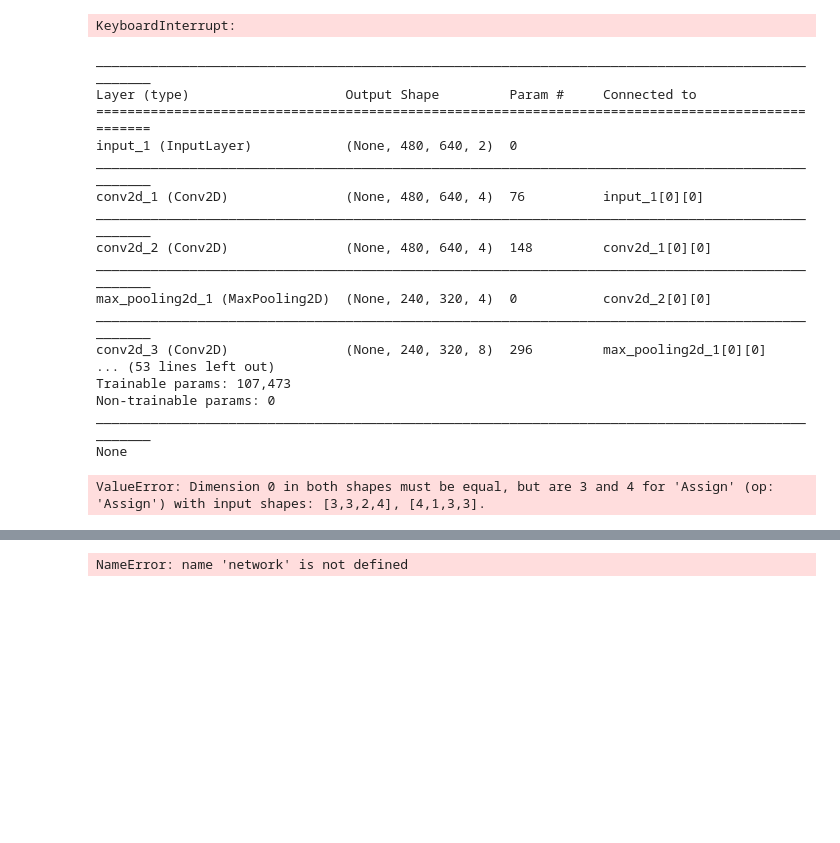
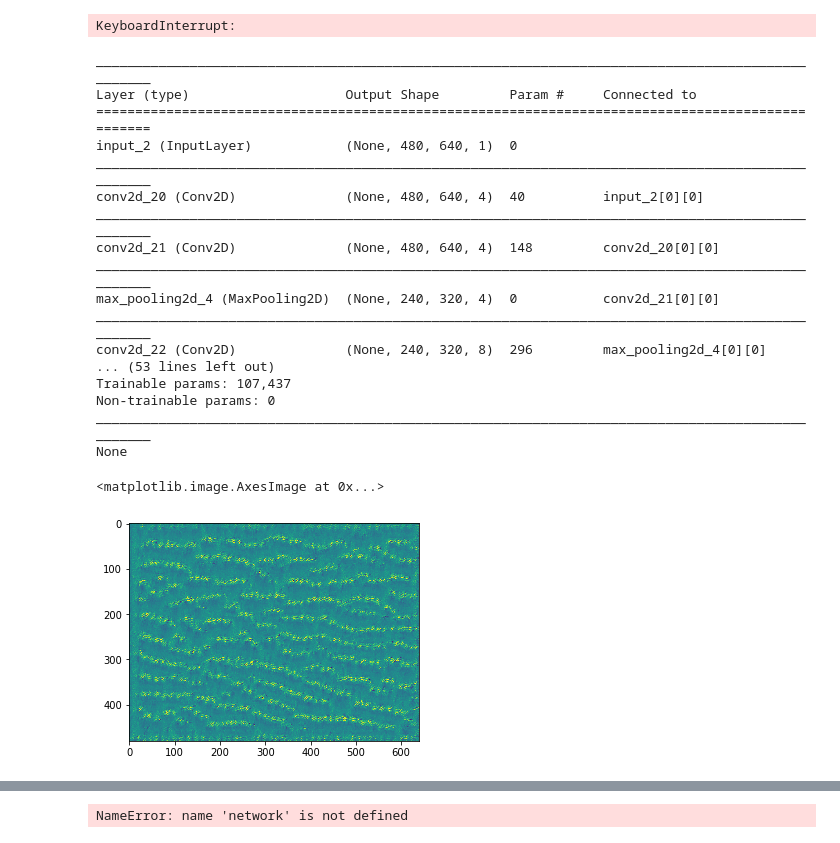
Before and after one commit to gizatt/DepthSim, a Jupyter notebook: python/notebooks/pixel-wise-cnnRes.ipynb, the cells around one changed output, grey strips where cells are left out. Drawn from its saved outputs; the diff is of its cells as text; code cells hidden in the pictures; blank space fills up the shorter version.

Commit message:
fixed referencing errors and added more cross val logic

```diff
--- a/python/notebooks/pixel-wise-cnnRes.ipynb
+++ b/python/notebooks/pixel-wise-cnnRes.ipynb
@@ -801,7 +814,7 @@ Epoch 00749: loss did not improve
 Epoch 750/10000
 KeyboardInterrupt:
 # %%
-inputs = Input((480,640,2))
+inputs = Input((480,640,1))
 #crop = Cropping2D(cropping=((0, 0), (0, 0)), data_format=None)
 conv1 = Conv2D(4, 3, activation = 'relu', padding = 'same', kernel_initializer = 'he_normal',data_format='channels_last')(inputs)
 conv1 = Conv2D(4, 3, activation = 'relu', padding = 'same', kernel_initializer = 'he_normal',data_format='channels_last')(conv1)
@@ -817,7 +830,7 @@ pool3 = MaxPooling2D(pool_size=(2, 2),data_format='channels_last')(conv3)
 
 conv5 = Conv2D(64, 3, activation = 'relu', padding = 'same', kernel_initializer = 'he_normal',data_format='channels_last')(pool3)
 conv5 = Conv2D(64, 3, activation = 'relu', padding = 'same', kernel_initializer = 'he_normal',data_format='channels_last')(conv5)
-drop5 = Dropout(0.5)(conv5)
+#drop5 = Dropout(0.5)(conv5)
 
 up7 = Conv2D(32, 2, activation = 'relu', padding = 'same', kernel_initializer = 'he_normal',data_format='channels_last')(UpSampling2D(size = (2,2),data_format='channels_last')(conv5))
 merge7 = merge([conv3,up7], mode = 'concat', concat_axis = 3)
@@ -837,23 +850,23 @@ conv9 = Conv2D(2, 3, activation = 'relu', padding = 'same', kernel_initializer =
 conv10 = Conv2D(1, 1, activation = 'sigmoid',data_format='channels_last')(conv9)
 
 model = Model(input = inputs, output = conv10)
-model.compile(optimizer = optimizers.Adam(lr = 1e-4), loss =  binary_crossentropy, metrics = ['accuracy'])
+model.compile(optimizer = optimizers.Adam(lr = 1e-4), loss =  binary_crossentropy, metrics = ['accuracy',auc])
 print model.summary()
 # %% [output]
 __________________________________________________________________________________________________
 Layer (type)                    Output Shape         Param #     Connected to
 ==================================================================================================
-input_1 (InputLayer)            (None, 480, 640, 2)  0
+input_2 (InputLayer)            (None, 480, 640, 1)  0
 __________________________________________________________________________________________________
-conv2d_1 (Conv2D)               (None, 480, 640, 4)  76          input_1[0][0]
+conv2d_20 (Conv2D)              (None, 480, 640, 4)  40          input_2[0][0]
 __________________________________________________________________________________________________
-conv2d_2 (Conv2D)               (None, 480, 640, 4)  148         conv2d_1[0][0]
+conv2d_21 (Conv2D)              (None, 480, 640, 4)  148         conv2d_20[0][0]
 __________________________________________________________________________________________________
-max_pooling2d_1 (MaxPooling2D)  (None, 240, 320, 4)  0           conv2d_2[0][0]
+max_pooling2d_4 (MaxPooling2D)  (None, 240, 320, 4)  0           conv2d_21[0][0]
 __________________________________________________________________________________________________
-conv2d_3 (Conv2D)               (None, 240, 320, 8)  296         max_pooling2d_1[0][0]
+conv2d_22 (Conv2D)              (None, 240, 320, 8)  296         max_pooling2d_4[0][0]
 ... (53 lines left out)
-Trainable params: 107,473
+Trainable params: 107,437
 Non-trainable params: 0
 __________________________________________________________________________________________________
 None
@@ -860,7 +903,5 @@ None
 # %%
 model.load_weights("../models/net_depth_seg_v1.hdf5")
-# %% [output]
-ValueError: Dimension 0 in both shapes must be equal, but are 3 and 4 for 'Assign' (op: 'Assign') with input shapes: [3,3,2,4], [4,1,3,3].
 # %%
 def network(input_image_tensor):
     def resnet_block_1(input_features, nb_features=16, nb_kernel_rows=3, nb_kernel_cols=3):
@@ -885,3 +926,51 @@ def network(input_image_tensor):
     print model.summary()
     model.compile(optimizer = optimizers.Adam(lr = 1e-4), loss = 'binary_crossentropy', metrics = ['accuracy'])
     return model
+# %%
+layer_dict = dict([(layer.name, layer) for layer in model.layers]) #for j in layer_dict.keys():
+filter_index = 60
+layer_name = 'conv2d_8'
+# build a loss function that maximizes the activation
+# of the nth filter of the layer considered
+layer_output = layer_dict[layer_name].output
+loss = K.mean(layer_output[:, :, :, filter_index])
+
+# compute the gradient of the input picture wrt this loss
+grads = K.gradients(loss, model.input)[0]
+
+# normalization trick: we normalize the gradient
+grads /= (K.sqrt(K.mean(K.square(grads))) + 1e-5)
+
+# this function returns the loss and grads given the input picture
+iterate = K.function([model.input], [loss, grads])
+
+
+# we start from a gray image with some noise
+input_img_data = np.random.random((1, 480, 640, 1)) * 20 + 128.
+# run gradient ascent for 20 steps
+for i in range(100):
+    loss_value, grads_value = iterate([input_img_data])
+    input_img_data += grads_value*1
+# util function to convert a tensor into a valid image
+def deprocess_image(x):
+    # normalize tensor: center on 0., ensure std is 0.1ampling2d_1'
+    x -= x.mean()
+    x /= (x.std() + 1e-5)
+    x *= 0.1
+
+    # clip to [0, 1]
+    x += 0.5
+    x = np.clip(x, 0, 1)
+
+    # convert to RGB array
+    x *= 255
+    x = np.clip(x, 0, 255).astype('uint8')
+    return x
+
+img = input_img_data[0]
+img = deprocess_image(img)
+plt.figure()
+plt.imshow(img[:,:,0])
+# %% [output]
+<matplotlib.image.AxesImage at 0x...>
+[figure, added]
```
Also changed, not shown: parts of 30 cells of this notebook, 7 other files.
